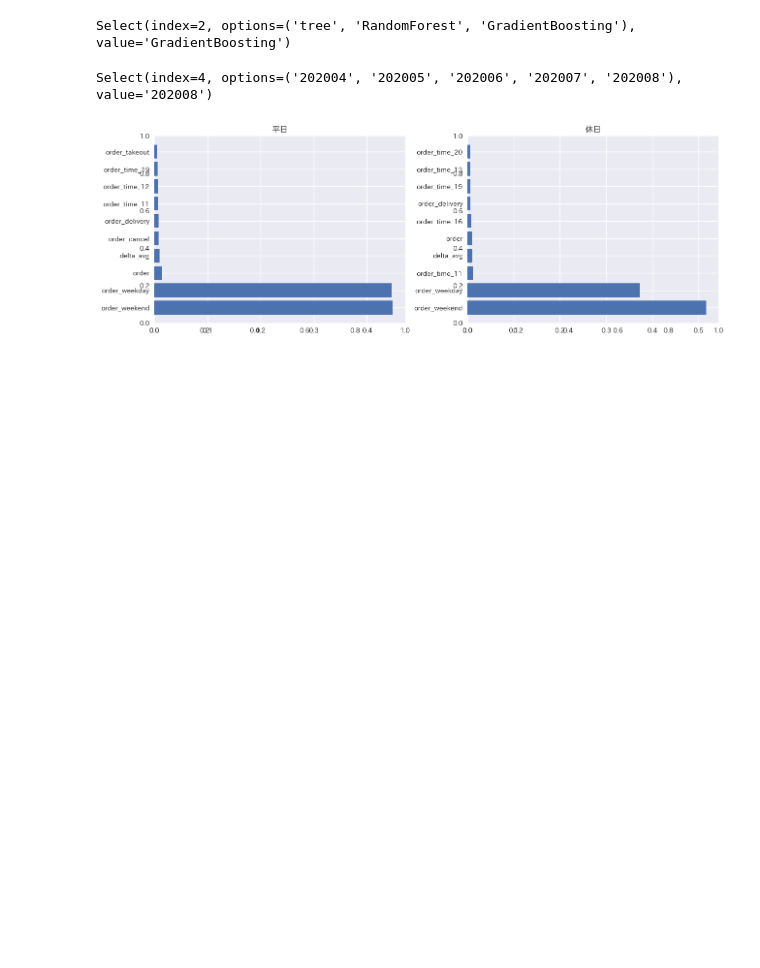
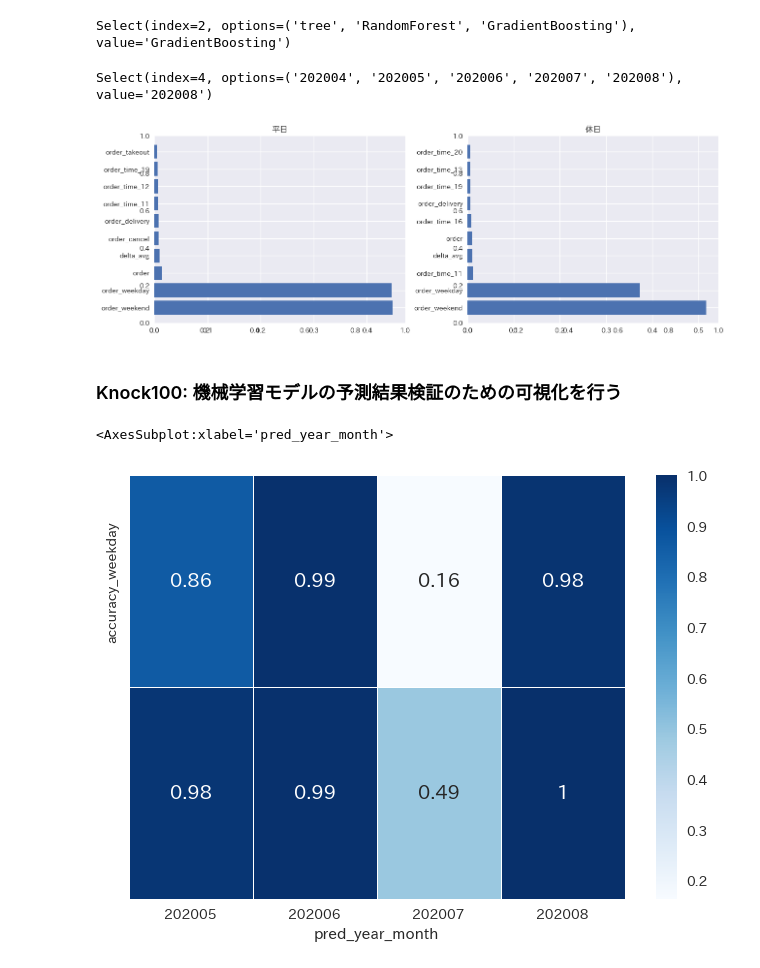
Before and after one commit to ginmaruGH/python-practical-machine-learning-system-100knocks, a Jupyter notebook: ch10/ch10.ipynb, the cells around one changed output. Saved outputs shown, nothing was run; the diff lists cells and outputs as text; code cells hidden in the pictures; blank space fills up the shorter version.

Commit message:
Knock100: 機械学習モデルの予測結果検証のための可視化を行う

```diff
--- a/ch10/ch10.ipynb
+++ b/ch10/ch10.ipynb
@@ -475,3 +475,41 @@ display(select1, select2)
 Select(index=2, options=('tree', 'RandomForest', 'GradientBoosting'), value='GradientBoosting')
 Select(index=4, options=('202004', '202005', '202006', '202007', '202008'), value='202008')
 [figure]
+# %% [markdown]
+### Knock100: 機械学習モデルの予測結果検証のための可視化を行う
+# %%
+# 予測結果検証用ダッシュボード
+
+view_data = report_valid.copy()
+
+view_data.loc[
+    (view_data["score_weekday"] >= 0.5) & (view_data["y_weekday"] == 1),
+    "correct_weekday"
+] = 1
+view_data.loc[
+    (view_data["score_weekday"] < 0.5) & (view_data["y_weekday"] == 0),
+    "correct_weekday"
+] = 1
+
+view_data.loc[
+    (view_data["score_weekend"] >= 0.5) & (view_data["y_weekend"] == 1),
+    "correct_weekend"
+] = 1
+view_data.loc[
+    (view_data["score_weekend"] < 0.5) & (view_data["y_weekend"] == 0),
+    "correct_weekend"
+] = 1
+
+view_data.loc[:, "count"] = 1
+view_data.fillna(0, inplace=True)
+view_data = view_data.groupby("pred_year_month").sum()[["correct_weekday", "correct_weekend", "count"]]
+view_data.loc[:, "accuracy_weekday"] = view_data["correct_weekday"] / view_data["count"]
+view_data.loc[:, "accuracy_weekend"] = view_data["correct_weekend"] / view_data["count"]
+view_data = view_data[["accuracy_weekday", "accuracy_weekend"]]
+
+sns.heatmap(
+    view_data.T, cmap="Blues", annot=True, yticklabels=2, linewidths=0.5
+)
+# %% [output]
+<AxesSubplot:xlabel='pred_year_month'>
+[figure, added]
```
Also changed, not shown: parts of 1 cell of this notebook.
